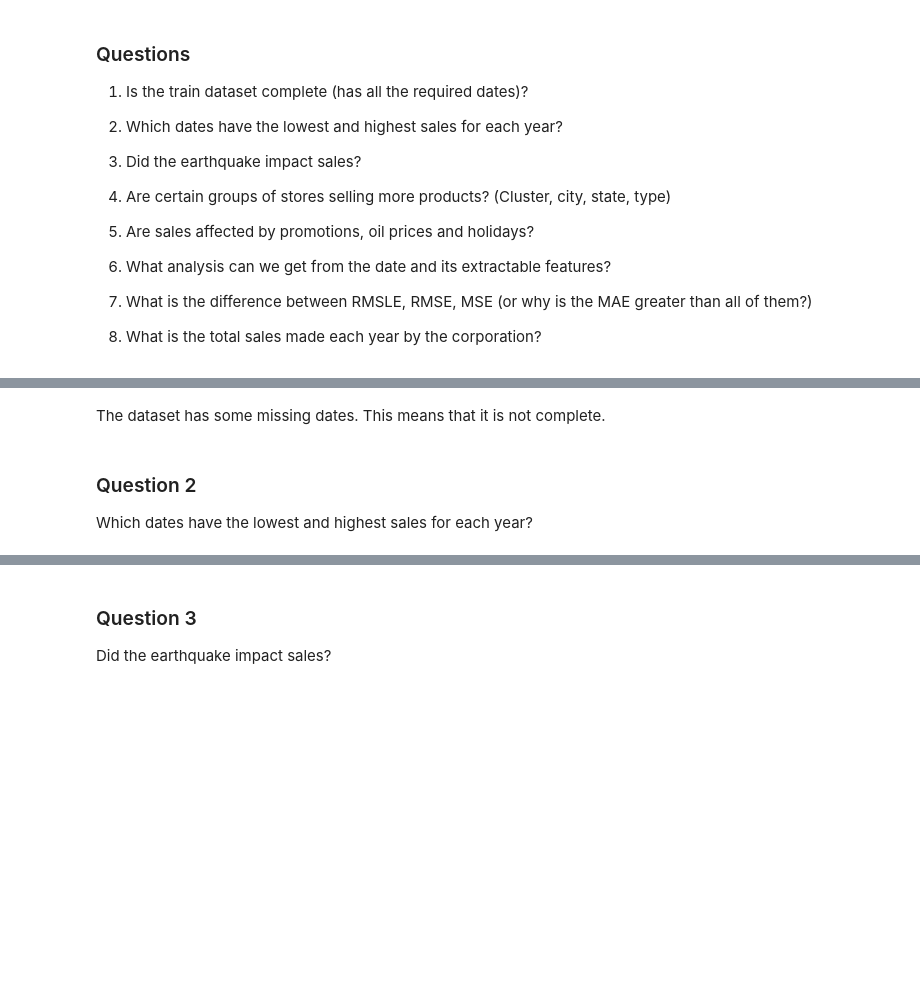
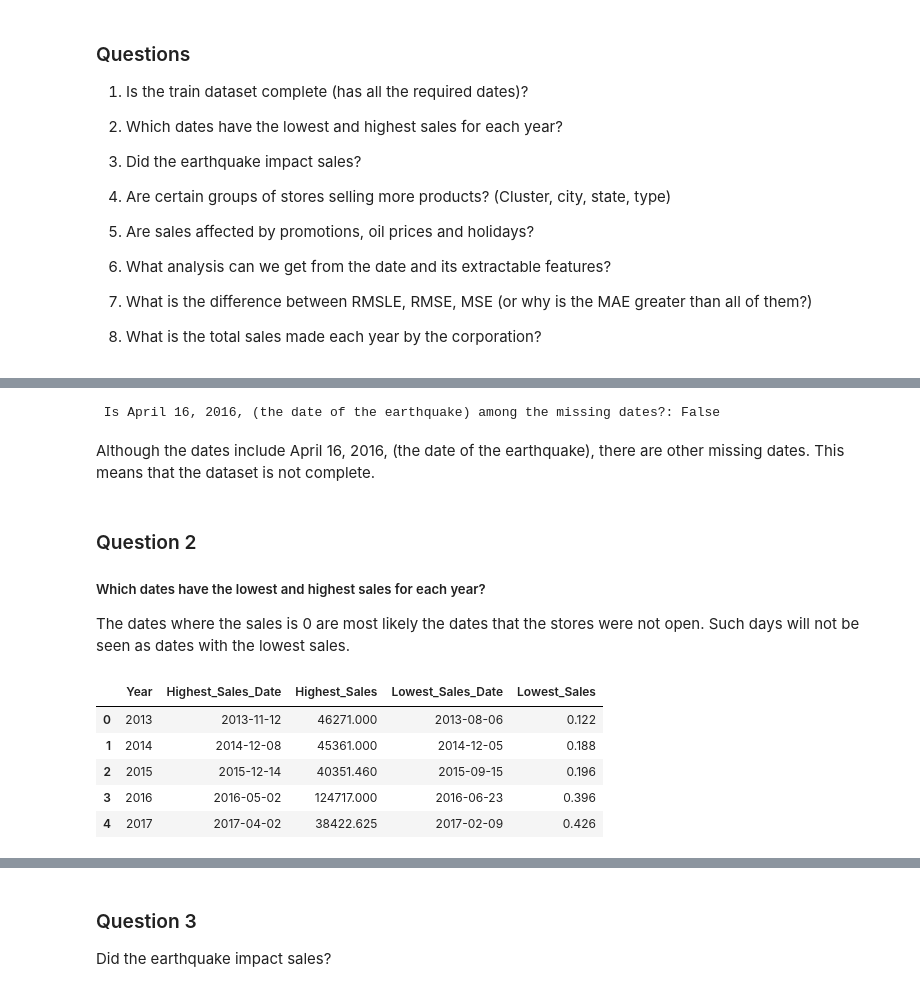
Before and after one commit to iameberedavid/Time-Series-Forecasting-Analysis-For-Corporation-Favorita, a Jupyter notebook: Jupyter Notebook.ipynb, the cells around one changed output, grey strips where cells are left out. Drawn from its saved outputs; the diff is of its cells as text; code cells hidden in the pictures; blank space fills up the shorter version.

```diff
--- a/Jupyter Notebook.ipynb
+++ b/Jupyter Notebook.ipynb
@@ -787,6 +789,58 @@ missing_dates_df.head()
+# %%
+# Check if April 16, 2016 (the date of the earthquake), is present in missing_dates_df
+date_to_check = pd.to_datetime('2016-04-16')
+is_april_16_present = date_to_check in missing_dates_df.values
+
+print(" Is April 16, 2016, (the date of the earthquake) among the missing dates?:", is_april_16_present)
+# %% [output]
+ Is April 16, 2016, (the date of the earthquake) among the missing dates?: False
 # %% [markdown]
-The dataset has some missing dates. This means that it is not complete.
+Although the dates include April 16, 2016, (the date of the earthquake), there are other missing dates. This means that the dataset is not complete.
 # %% [markdown]
 ### Question 2
 
-Which dates have the lowest and highest sales for each year?
+##### Which dates have the lowest and highest sales for each year?
+
+The dates where the sales is 0 are most likely the dates that the stores were not open. Such days will not be seen as dates with the lowest sales.
+# %%
+# Group the data by year
+grouped_data = train_merged.groupby('year')
+
+# Find the dates with the highest and lowest sales for each year, excluding the dates with zero sales
+years = []
+max_dates = []
+max_sales = []
+min_dates = []
+min_sales = []
+
+for year, group in grouped_data:
+    nonzero_sales_group = group[group['sales'] > 0]
+    if not nonzero_sales_group.empty:
+        max_sale_date = nonzero_sales_group['sales'].idxmax()
+        min_sale_date = nonzero_sales_group['sales'].idxmin()
+        max_sale_value = nonzero_sales_group['sales'].max()
+        min_sale_value = nonzero_sales_group['sales'].min()
+
+        years.append(year)
+        max_dates.append(max_sale_date)
+        max_sales.append(max_sale_value)
+        min_dates.append(min_sale_date)
+        min_sales.append(min_sale_value)
+
+# Create the result DataFrame
+result_data = {
+    'Year': years,
+    'Highest_Sales_Date': max_dates,
+    'Highest_Sales': max_sales,
+    'Lowest_Sales_Date': min_dates,
+    'Lowest_Sales': min_sales
+}
+result_df = pd.DataFrame(result_data)
+result_df
+# %% [output]
+|  | Year | Highest_Sales_Date | Highest_Sales | Lowest_Sales_Date | Lowest_Sales |
+| 0 | 2013 | 2013-11-12 | 46271.000 | 2013-08-06 | 0.122 |
+| 1 | 2014 | 2014-12-08 | 45361.000 | 2014-12-05 | 0.188 |
+| 2 | 2015 | 2015-12-14 | 40351.460 | 2015-09-15 | 0.196 |
+| 3 | 2016 | 2016-05-02 | 124717.000 | 2016-06-23 | 0.396 |
+| 4 | 2017 | 2017-04-02 | 38422.625 | 2017-02-09 | 0.426 |
```
Also changed, not shown: parts of 48 cells of this notebook, 4 other files.
